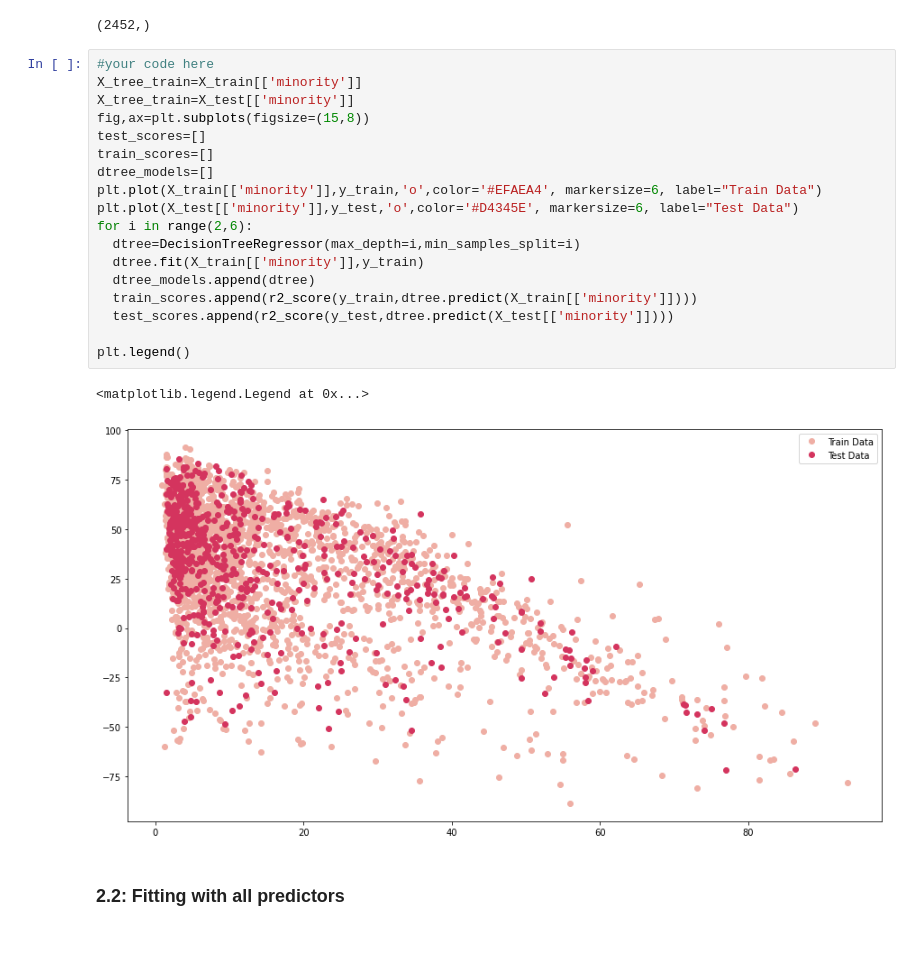
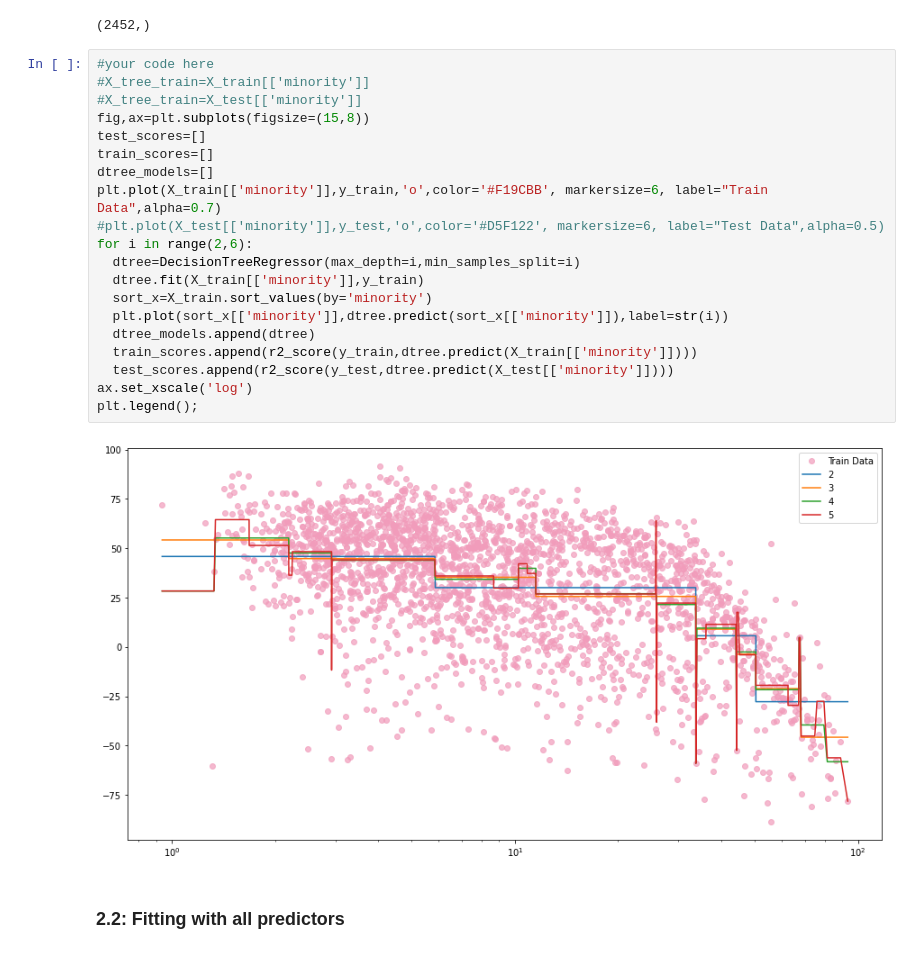
Before and after one commit to bitanb1999/univ-ml2-lab1, a Jupyter notebook: distribute_lab1.ipynb, the cells around one changed output. Saved outputs shown, nothing was run; the diff lists cells and outputs as text.

```diff
--- a/distribute_lab1.ipynb
+++ b/distribute_lab1.ipynb
@@ -110,25 +110,26 @@ y_train.shape
 (2452,)
 # %%
 #your code here
-X_tree_train=X_train[['minority']]
-X_tree_train=X_test[['minority']]
+#X_tree_train=X_train[['minority']]
+#X_tree_train=X_test[['minority']]
 fig,ax=plt.subplots(figsize=(15,8))
 test_scores=[]
 train_scores=[]
 dtree_models=[]
-plt.plot(X_train[['minority']],y_train,'o',color='#EFAEA4', markersize=6, label="Train Data")
-plt.plot(X_test[['minority']],y_test,'o',color='#D4345E', markersize=6, label="Test Data")
+plt.plot(X_train[['minority']],y_train,'o',color='#F19CBB', markersize=6, label="Train Data",alpha=0.7)
+#plt.plot(X_test[['minority']],y_test,'o',color='#D5F122', markersize=6, label="Test Data",alpha=0.5)
 for i in range(2,6):
   dtree=DecisionTreeRegressor(max_depth=i,min_samples_split=i)
   dtree.fit(X_train[['minority']],y_train)
+  sort_x=X_train.sort_values(by='minority')
+  plt.plot(sort_x[['minority']],dtree.predict(sort_x[['minority']]),label=str(i))
   dtree_models.append(dtree)
   train_scores.append(r2_score(y_train,dtree.predict(X_train[['minority']])))
   test_scores.append(r2_score(y_test,dtree.predict(X_test[['minority']])))
-
-plt.legend()
+ax.set_xscale('log')
+plt.legend();
 # %% [output]
-<matplotlib.legend.Legend at 0x...>
-[figure, old version]
+[figure, new version]
 # %% [markdown]
 ### 2.2: Fitting with all predictors
 # %% [markdown]
```
Also changed, not shown: parts of 24 cells of this notebook.
